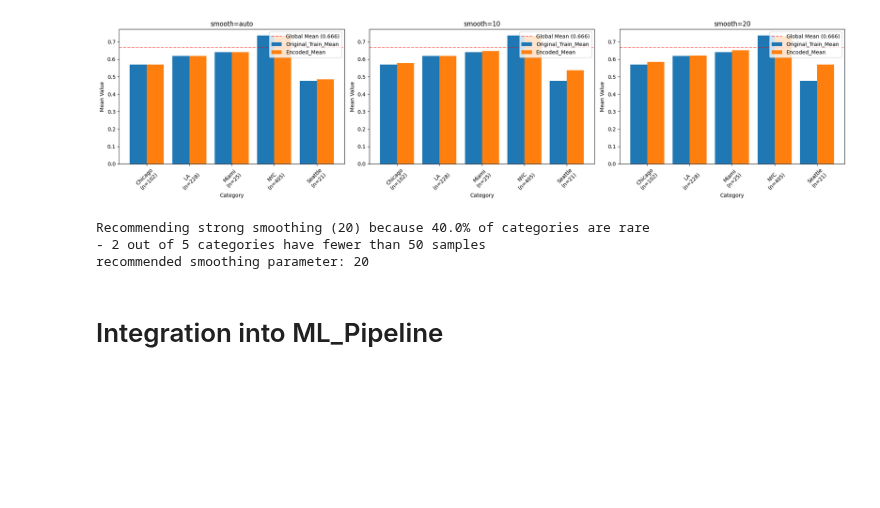
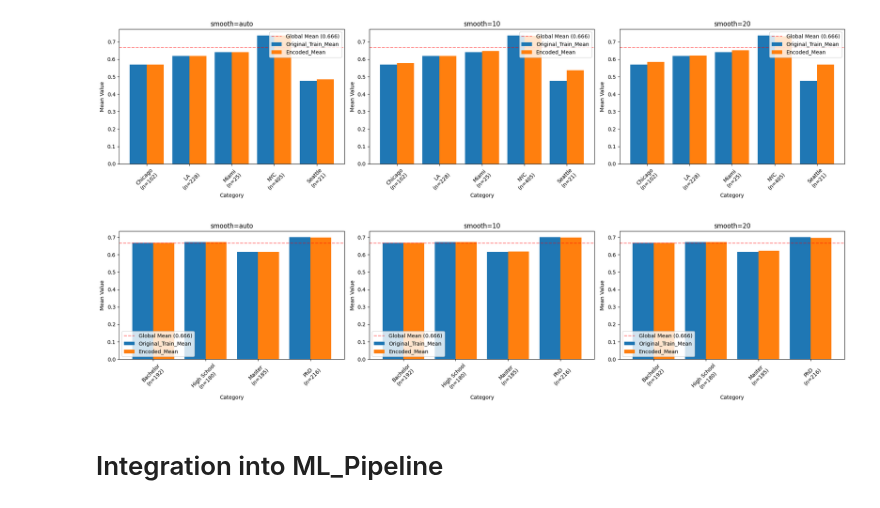
Before and after one commit to MenaWANG/mlflow-demo, a Jupyter notebook: pyfunc_mean_encoding, evaluate, and tune.ipynb, the cells around one changed output. Cells and saved outputs as stored; diff of their text form; code cells hidden in the pictures; blank space fills up the shorter version.

Commit message:
clean up dev code and add documentation for PreProcessor

```diff
--- a/pyfunc_mean_encoding, evaluate, and tune.ipynb
+++ b/pyfunc_mean_encoding, evaluate, and tune.ipynb
@@ -334,38 +342,6 @@ class PreProcessor(BaseEstimator, TransformerMixin):
 
         return results_dict
 
-    @staticmethod
-    def recommend_smoothing(X, target_col, min_samples=50):
-        """
-        Recommend smoothing parameter based on dataset characteristics
-        This is a preliminary first iteration and can be improved.
-
-        Parameters:
-            X (pd.DataFrame): Input features
-            target_col (str): Column to encode
-            min_samples (int): Minimum samples for reliable estimation
-
-        Returns:
-            Union[str, float]: Recommended smoothing parameter
-        """
-        category_counts = X[target_col].value_counts()
-        rare_categories = (category_counts < min_samples).sum()
-        total_categories = len(category_counts)
-
-        rare_ratio = rare_categories / total_categories
-
-        if rare_ratio > 0.3:
-            print(f"\nRecommending strong smoothing (20) because {rare_ratio:.1%} of categories are rare")
-            print(f"- {rare_categories} out of {total_categories} categories have fewer than {min_samples} samples")
-            return 20
-        elif rare_ratio > 0.1:
-            print(f"\nRecommending moderate smoothing (10) because {rare_ratio:.1%} of categories are rare")
-            print(f"- {rare_categories} out of {total_categories} categories have fewer than {min_samples} samples")
-            return 10
-        else:
-            print(f"\nRecommending 'auto' smoothing because only {rare_ratio:.1%} of categories are rare")
-            print(f"- Only {rare_categories} out of {total_categories} categories have fewer than {min_samples} samples")
-            return 'auto'
 
     @staticmethod
     def identify_encoding_candidates(X: pd.DataFrame, y: pd.Series = None,
@@ -694,14 +656,13 @@ results = PreProcessor.plot_target_encoding_comparison(X_train, y_train,
                                         figsize=(20, 5))
 # %% [output]
 [figure]
-# %%
-#  Recommend smoothing parameter
-recommendations = PreProcessor.recommend_smoothing(X_train, 'city')
-print(f"recommended smoothing parameter: {recommendations}")
-# %% [output]
-Recommending strong smoothing (20) because 40.0% of categories are rare
-- 2 out of 5 categories have fewer than 50 samples
-recommended smoothing parameter: 20
+# %%
+results = PreProcessor.plot_target_encoding_comparison(X_train, y_train,
+                                        target_col= 'education',
+                                        smooth_params=['auto', 10, 20],
+                                        figsize=(20, 5))
+# %% [output]
+[figure, added]
 # %% [markdown]
 # Integration into ML_Pipeline
 # %%
```
Also changed, not shown: parts of 7 cells of this notebook.
